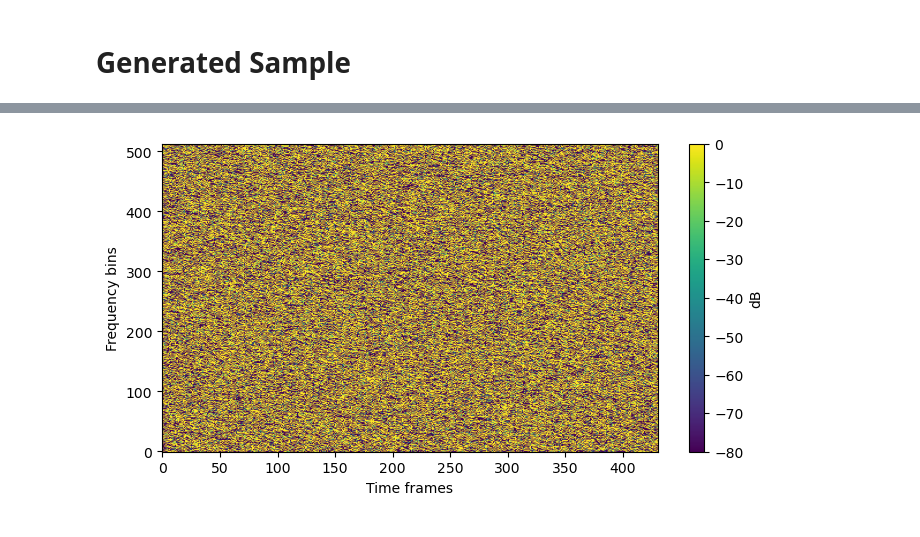
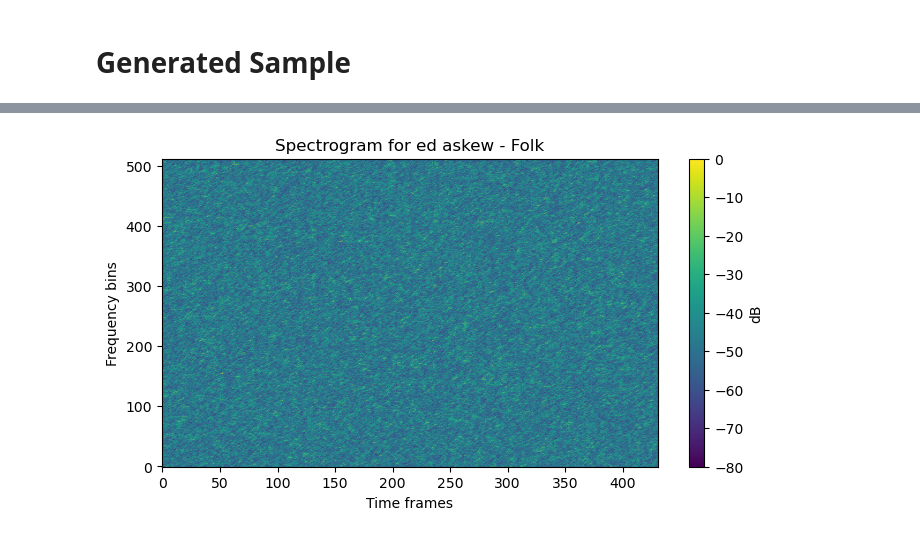
Before and after one commit to lynnlin77/CSCI1470-Melodic-Machines, a Jupyter notebook: data_example.ipynb, the cells around one changed output, grey strips where cells are left out. Saved outputs shown, nothing was run; the diff lists cells and outputs as text; code cells hidden in the pictures.

```diff
--- a/data_example.ipynb
+++ b/data_example.ipynb
@@ -19,7 +19,7 @@ Found 7997 spectrogram pickles
 # %% [markdown]
 # Example for a single track
 # %%
-example_path = pickle_files[2376]
+example_path = pickle_files[10]
 with open(example_path, 'rb') as f:
     data = pickle.load(f)
 
@@ -131,10 +131,11 @@ array([5, 6, 0, 5, 2, 6, 7, 2, 6, 6, 2, 1, 1, 7, 5, 4, 4, 7, 7, 6, 5, 3,
 # %% [markdown]
 # Generated Sample
 # %%
-samples = pickle.load(open('diffusion_data/generated_samples/generated_batch.pkl', 'rb'))
-spec_rec = samples['spectrograms'][0]
+sample = pickle.load(open('diffusion_data/generated_samples/000197_generated.pkl', 'rb'))
+spec_rec = sample['spectrogram'][0]
+
 # spec_rec = np.clip(spec_rec, -80, 0)
-spec_rec = np.clip(spec_rec, -80, 0)
+spec_rec = (spec_rec - spec_rec.min()) / (spec_rec.max() - spec_rec.min()) * 80 - 80
 # %%
 # S.shape
 spec_lin = librosa.db_to_amplitude(spec_rec)
@@ -149,12 +150,15 @@ display(Audio(data=y, rate=22050))
 # %% [output]
 [interactive output not drawn]
 # %%
+# Extract the spectrogram and squeeze it in case of extra dimensions
+
+# Plot the spectrogram with artist and genre information in the title
 plt.figure(figsize=(8, 4))
 plt.imshow(spec_rec, origin='lower', aspect='auto')
-# plt.title(f"Spectrogram for track {data['track_id']}")
+plt.title(f"Spectrogram for {sample['metadata']['artist_name']} - {sample['metadata']['genre']}")
 plt.xlabel('Time frames')
 plt.ylabel('Frequency bins')
 plt.colorbar(label='dB')
 plt.show()
 # %% [output]
-[figure, old version]
+[figure, new version]
```
Also changed, not shown: parts of 2 cells of this notebook, 4 other files.
